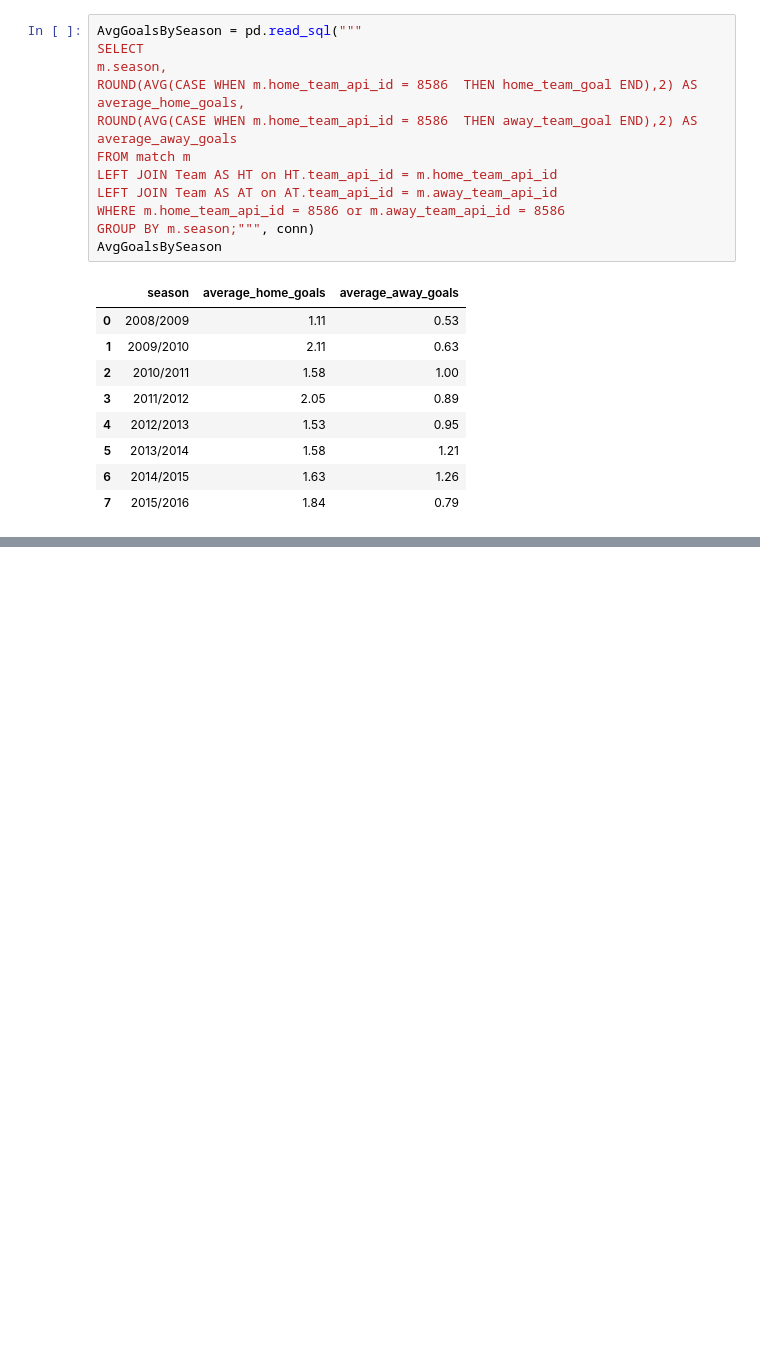
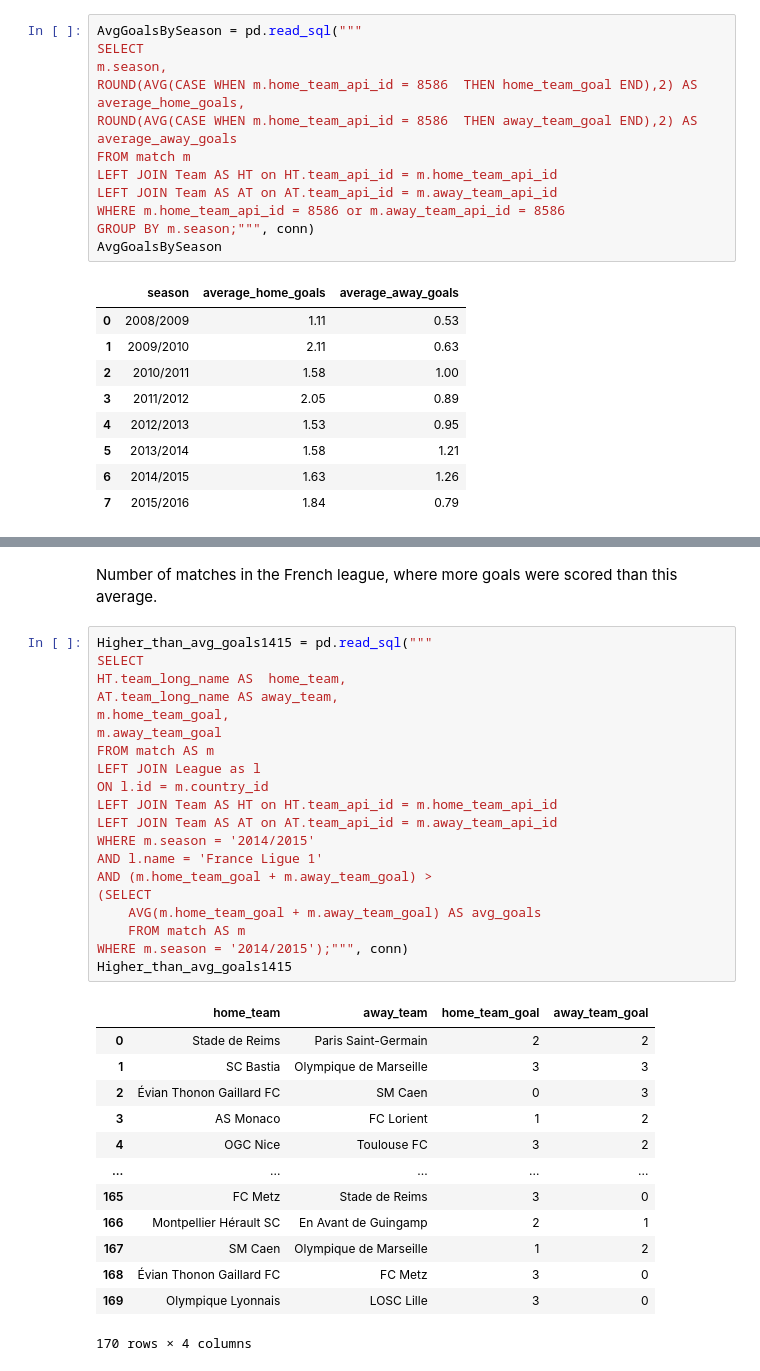
Before and after one commit to ram-polisetti/DataScience, a Jupyter notebook: sql-data-analysis-european-soccer-league.ipynb, the cells around one changed output, grey strips where cells are left out. Cells and saved outputs as stored; diff of their text form; blank space fills up the shorter version.

Commit message:
Kaggle Notebook | SQL Data Analysis: European Soccer League | Version 7

```diff
--- a/sql-data-analysis-european-soccer-league.ipynb
+++ b/sql-data-analysis-european-soccer-league.ipynb
@@ -312,0 +437,36 @@ AvgGoalsBySeason
+# %% [markdown]
+Number of matches in the French league, where more goals were scored than this average.
+# %%
+Higher_than_avg_goals1415 = pd.read_sql("""
+SELECT
+HT.team_long_name AS  home_team,
+AT.team_long_name AS away_team,
+m.home_team_goal,
+m.away_team_goal
+FROM match AS m
+LEFT JOIN League as l
+ON l.id = m.country_id
+LEFT JOIN Team AS HT on HT.team_api_id = m.home_team_api_id
+LEFT JOIN Team AS AT on AT.team_api_id = m.away_team_api_id
+WHERE m.season = '2014/2015'
+AND l.name = 'France Ligue 1'
+AND (m.home_team_goal + m.away_team_goal) >
+(SELECT
+    AVG(m.home_team_goal + m.away_team_goal) AS avg_goals
+    FROM match AS m
+WHERE m.season = '2014/2015');""", conn)
+Higher_than_avg_goals1415
+# %% [output]
+|  | home_team | away_team | home_team_goal | away_team_goal |
+| 0 | Stade de Reims | Paris Saint-Germain | 2 | 2 |
+| 1 | SC Bastia | Olympique de Marseille | 3 | 3 |
+| 2 | Évian Thonon Gaillard FC | SM Caen | 0 | 3 |
+| 3 | AS Monaco | FC Lorient | 1 | 2 |
+| 4 | OGC Nice | Toulouse FC | 3 | 2 |
+| ... | ... | ... | ... | ... |
+| 165 | FC Metz | Stade de Reims | 3 | 0 |
+| 166 | Montpellier Hérault SC | En Avant de Guingamp | 2 | 1 |
+| 167 | SM Caen | Olympique de Marseille | 1 | 2 |
+| 168 | Évian Thonon Gaillard FC | FC Metz | 3 | 0 |
+| 169 | Olympique Lyonnais | LOSC Lille | 3 | 0 |
+170 rows × 4 columns
```
Also changed, not shown: parts of 23 cells of this notebook.
